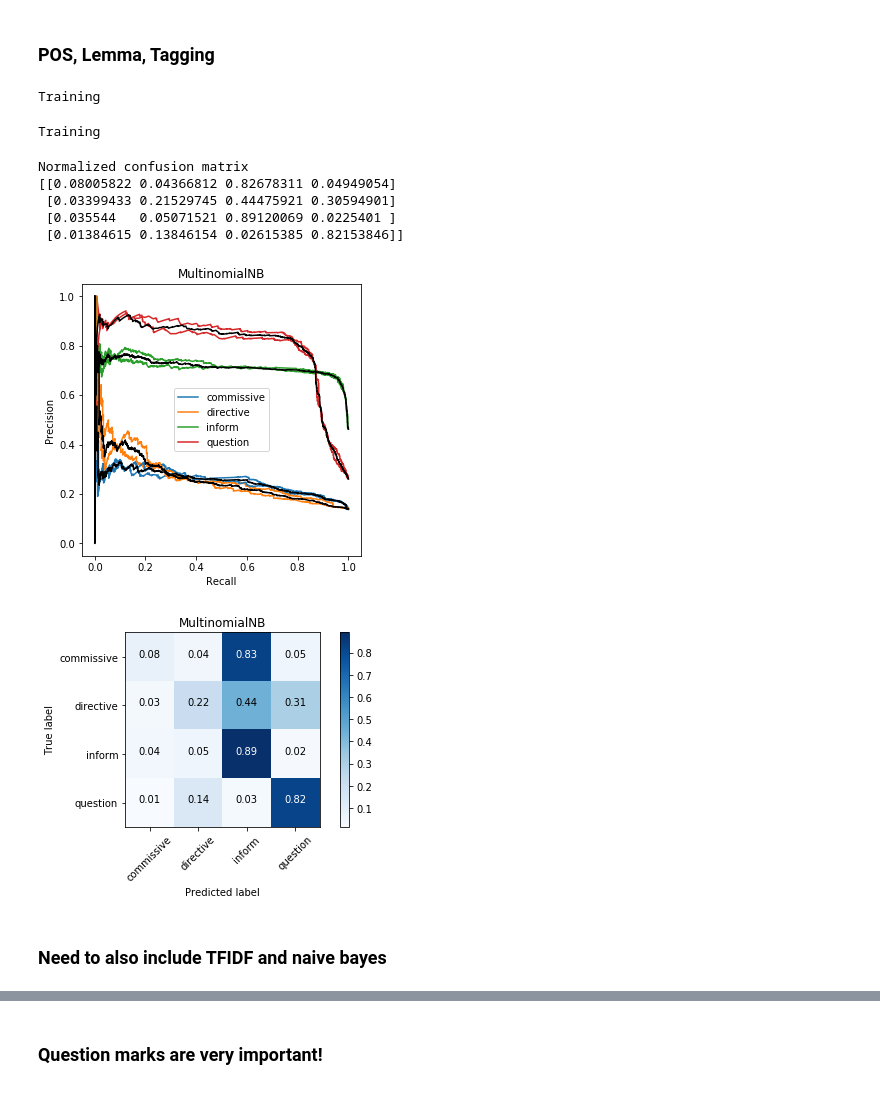
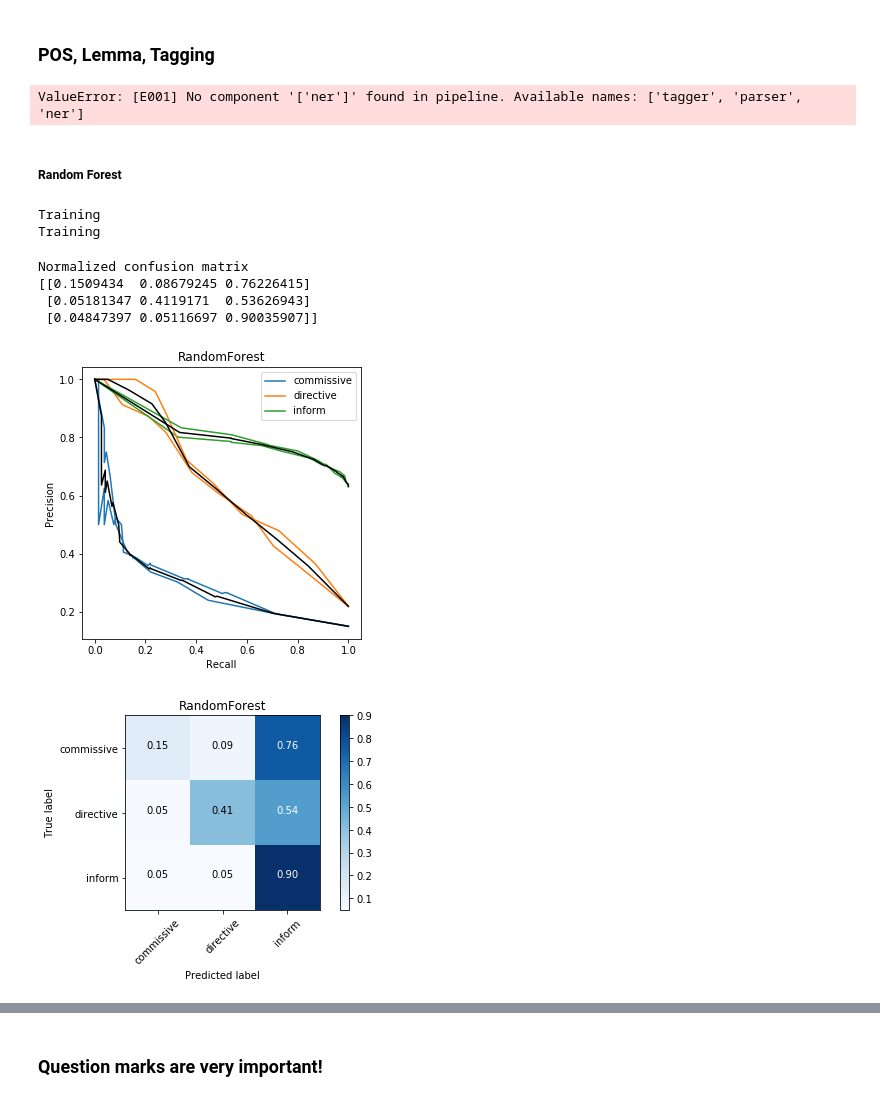
Before and after one commit to Ryanglambert/chatty, a Jupyter notebook: research/daily_dialogue/EDA-Word2Vec.ipynb, the cells around one changed output, grey strips where cells are left out. Drawn from its saved outputs; the diff is of its cells as text; code cells hidden in the pictures.

```diff
--- a/research/daily_dialogue/EDA-Word2Vec.ipynb
+++ b/research/daily_dialogue/EDA-Word2Vec.ipynb
@@ -242,11 +242,13 @@ import nltk
 import spacy
 from functools import partial
 nlp = spacy.load('en')
+nlp.disable_pipes(['ner'])
 
 
 from sklearn.feature_extraction.text import CountVectorizer, TfidfVectorizer, TransformerMixin
 from sklearn.feature_extraction.stop_words import ENGLISH_STOP_WORDS as stopwords
 from sklearn.pipeline import Pipeline
+from sklearn.ensemble import RandomForestClassifier
 import string
 
 
@@ -273,6 +275,10 @@ def tag(word: spacy.tokens.token.Token) -> str:
     return word.tag_
 
 
+def dep(word: spacy.tokens.token.Token) -> str:
+    return word.dep_
+
+
 def original_word(word: spacy.tokens.token.Token) -> str:
     return word.text
 
@@ -291,7 +297,7 @@ def join_ngrams(parsed_sentence: list, ngrams=[1], sep='|') -> list:
 
 def spacy_tokenizer(sentence: str, functions=[(original_word, 'original_word')], filters=[], include=[], ngrams=[1], prefix=''):
     sentence = sentence.strip()
-    spacy_toks = nlp(sentence)
+    spacy_toks = nlp(sentence, disable=['sentiment', 'word2vec', 'tensor'])
     tokens = []
     for tok in spacy_toks:
         includes = [f(tok) for f in include]
@@ -299,9 +305,11 @@ def spacy_tokenizer(sentence: str, functions=[(original_word, 'original_word')],
             tags = [] + includes
             for f, f_name in functions:
                 tags.append(f_name + '_' + f(tok))
-            tokens.append('_'.join(tags))
+            tokens.append(prefix + '_'.join(tags))
     joined = join_ngrams(tokens, ngrams=ngrams)
     return joined
+# %% [output]
+ValueError: [E001] No component '['ner']' found in pipeline. Available names: ['tagger', 'parser', 'ner']
 # %%
 from sklearn.naive_bayes import BernoulliNB
 
@@ -309,7 +317,7 @@ part_of_speech_grams = partial(spacy_tokenizer,
                                functions=[(part_of_speech, 'POS')],
                                filters=[filter_stop, filter_punct],
                                include=[partial(include_conditional_word, word_list=['?'])],
-                               ngrams=[2, 3])
+                               ngrams=[1, 2])
 
 # part_of_speech_grams_t_minus_1 = partial(spacy_tokenizer,
 #                                          functions=[(lemmatize, 'lemma')],
@@ -317,7 +325,7 @@ part_of_speech_grams = partial(spacy_tokenizer,
 #                                          include=[partial(include_conditional_word, word_list=['?'])],
 #                                          ngrams=[1])
 # %%
-ACT_MASK = train['act'].notnull() & train['has_question_mark_t-1'].notnull()# & train['act'].isin(['directive', 'commissive', 'inform'])
+ACT_MASK = train['act'].notnull() & train['has_question_mark_t-1'].notnull() & train['act'].isin(['directive', 'commissive', 'inform'])
 
 assert train['act'][train['act'].notnull()].shape[0] \
       == train_vecs[train['act'].notnull()].shape[0]
@@ -335,36 +343,35 @@ TRAIN_MASK = ['first_utterance',
 utterances = train['utter'][ACT_MASK].values
 utterances_t_minus_1 = train['utter_t-1'][ACT_MASK].values
 y = train['act'][ACT_MASK]
+# %% [markdown]
+##### Random Forest
 # %%
 clf = Pipeline([
-    ('tfidf', CountVectorizer(analyzer=part_of_speech_grams)),
-    ('naive_bayes', BernoulliNB())
+    ('countvec', CountVectorizer(analyzer=part_of_speech_grams)),
+    ('RandomForest', RandomForestClassifier(n_jobs=-1))
 ])
 
-results = data.cv_stratified_shuffle(utterances[:5000], y[:5000],
+results = data.cv_stratified_shuffle(utterances[::35], y[::35],
                                      clf,
 #                                      RandomForestClassifier(n_jobs=-1),
                                      splits=2,
                                      upsample=None)
 # %% [output]
 Training
+Training
-Training
 # %%
-title = "MultinomialNB"
+title = "RandomForest"
 plot.plot_prec_rec(results, title)
 le = LabelEncoder()
 le.fit(results['classes'])
 cm = confusion_matrix(le.transform(np.concatenate(results['y_true'])),
                       np.argmax(np.concatenate(results['y_proba']), axis=1))
 plt.figure()
 plot.plot_confusion_matrix(cm, le.classes_, normalize=True, title=title);
 # %% [output]
 Normalized confusion matrix
-[[0.08005822 0.04366812 0.82678311 0.04949054]
- [0.03399433 0.21529745 0.44475921 0.30594901]
- [0.035544   0.05071521 0.89120069 0.0225401 ]
- [0.01384615 0.13846154 0.02615385 0.82153846]]
+[[0.1509434  0.08679245 0.76226415]
+ [0.05181347 0.4119171  0.53626943]
+ [0.04847397 0.05116697 0.90035907]]
-[figure, old version]
+[figure, new version]
-[figure, old version]
+[figure, new version]
-# %% [markdown]
-### Need to also include TFIDF and naive bayes
```
Also changed, not shown: parts of 28 cells of this notebook, 2 other files.
